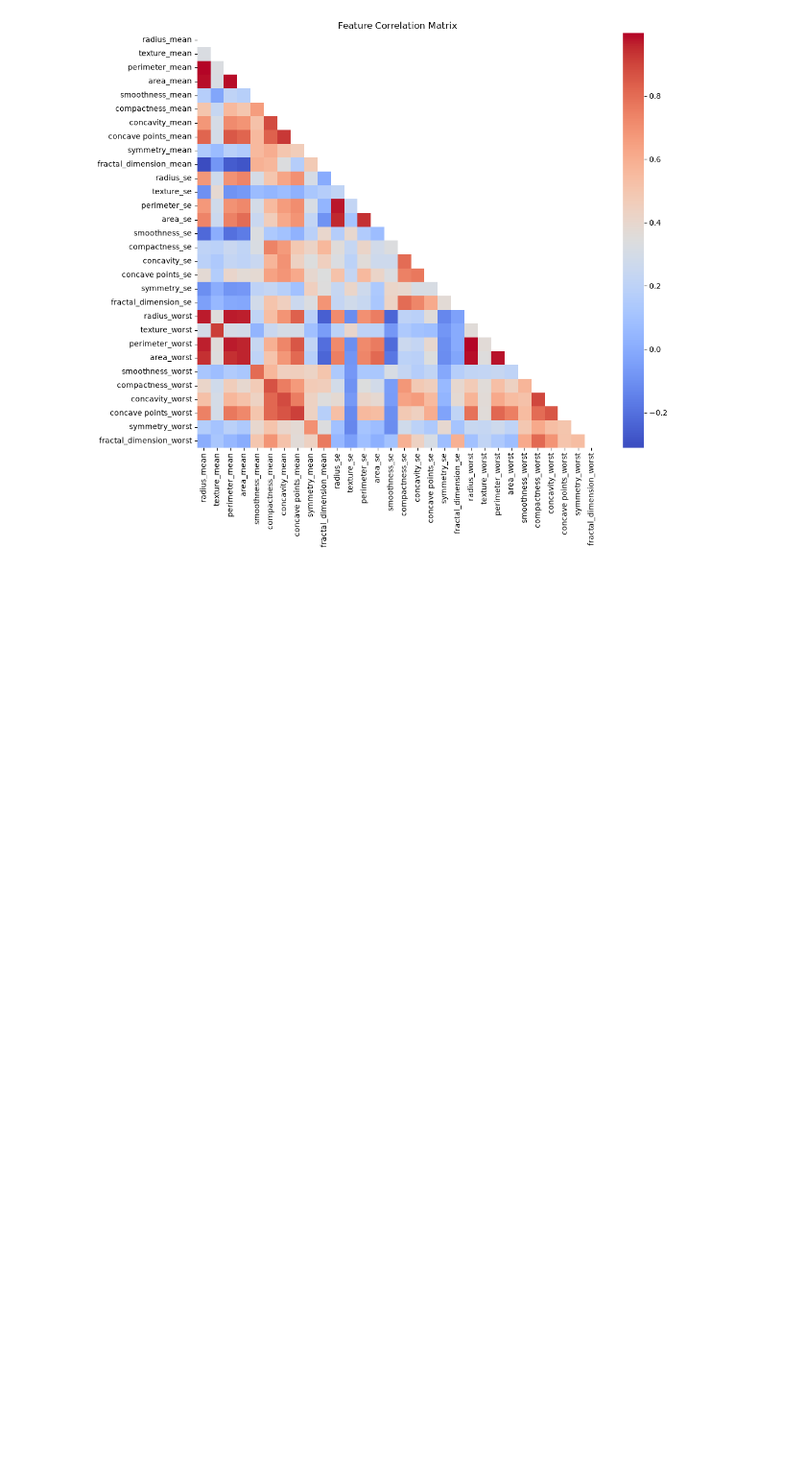
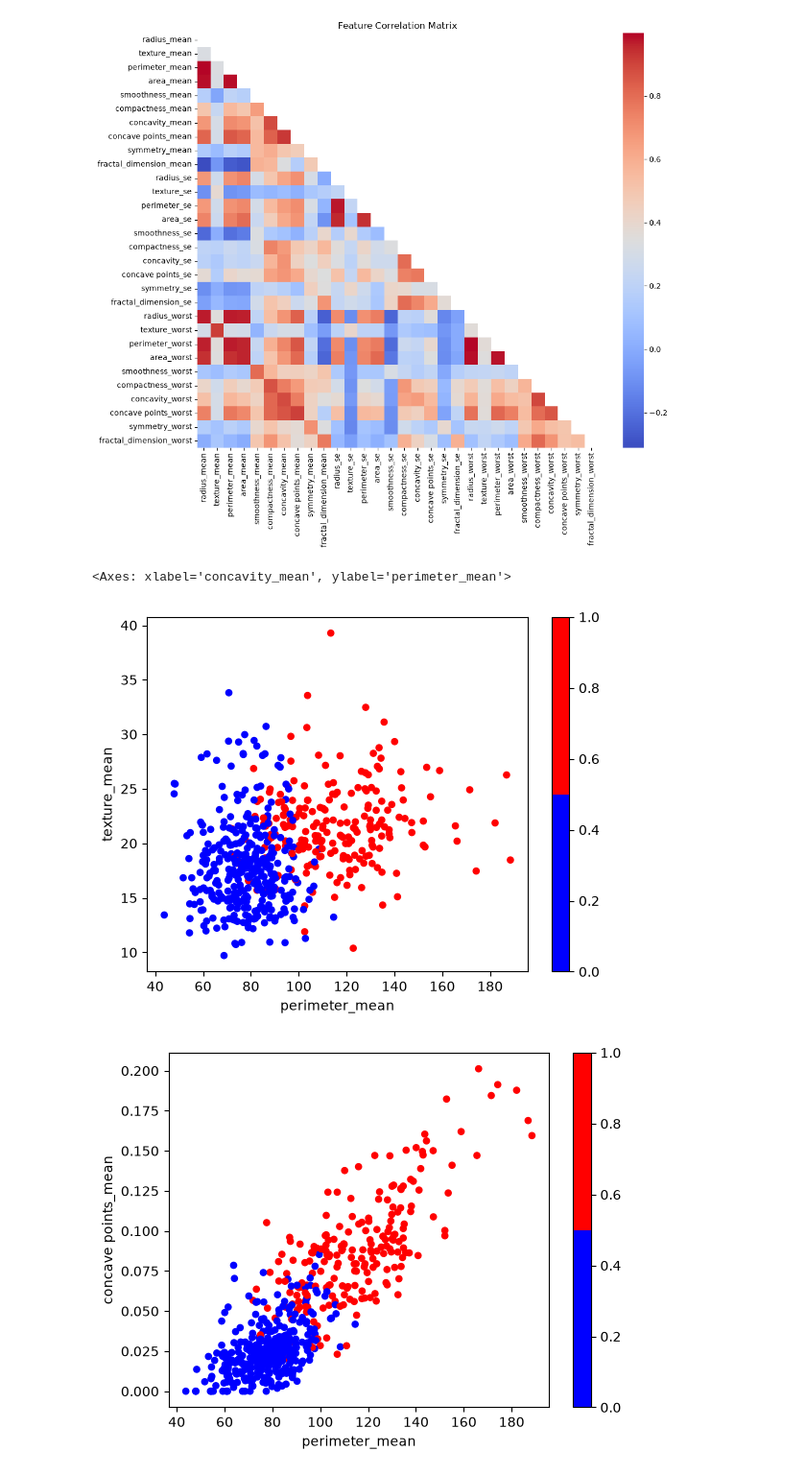
Before and after one commit to whoame042/postech-fiap-fase-1-IA-foundations, a Jupyter notebook: AnaliseExploratoria.ipynb, the cells around one changed output. Shown at 96% size. Drawn from its saved outputs; the diff is of its cells as text; code cells hidden in the pictures; blank space fills up the shorter version.

```diff
--- a/AnaliseExploratoria.ipynb
+++ b/AnaliseExploratoria.ipynb
@@ -100,4 +105,8 @@ df.plot.scatter(x='concavity_mean', y='concave points_mean', c=df['diagnosis'].m
 # %%
-df.plot.scatter(x='radius_mean', y='texture_mean', c=df['diagnosis'].map({'B': 0, 'M': 1}), cmap=ListedColormap(['blue', 'red']))
+df.plot.scatter(x='perimeter_mean', y='texture_mean', c=df['diagnosis'].map({'B': 0, 'M': 1}), cmap=ListedColormap(['blue', 'red']))
 df.plot.scatter(x='perimeter_mean', y='concave points_mean', c=df['diagnosis'].map({'B': 0, 'M': 1}), cmap=ListedColormap(['blue', 'red']))
-df.plot.scatter(x='concavity_mean', y='area_mean', c=df['diagnosis'].map({'B': 0, 'M': 1}), cmap=ListedColormap(['blue', 'red']))
+df.plot.scatter(x='concavity_mean', y='perimeter_mean', c=df['diagnosis'].map({'B': 0, 'M': 1}), cmap=ListedColormap(['blue', 'red']))
+# %% [output]
+<Axes: xlabel='concavity_mean', ylabel='perimeter_mean'>
+[figure, added]
+[figure, added]
```
Also changed, not shown: parts of 6 cells of this notebook.
